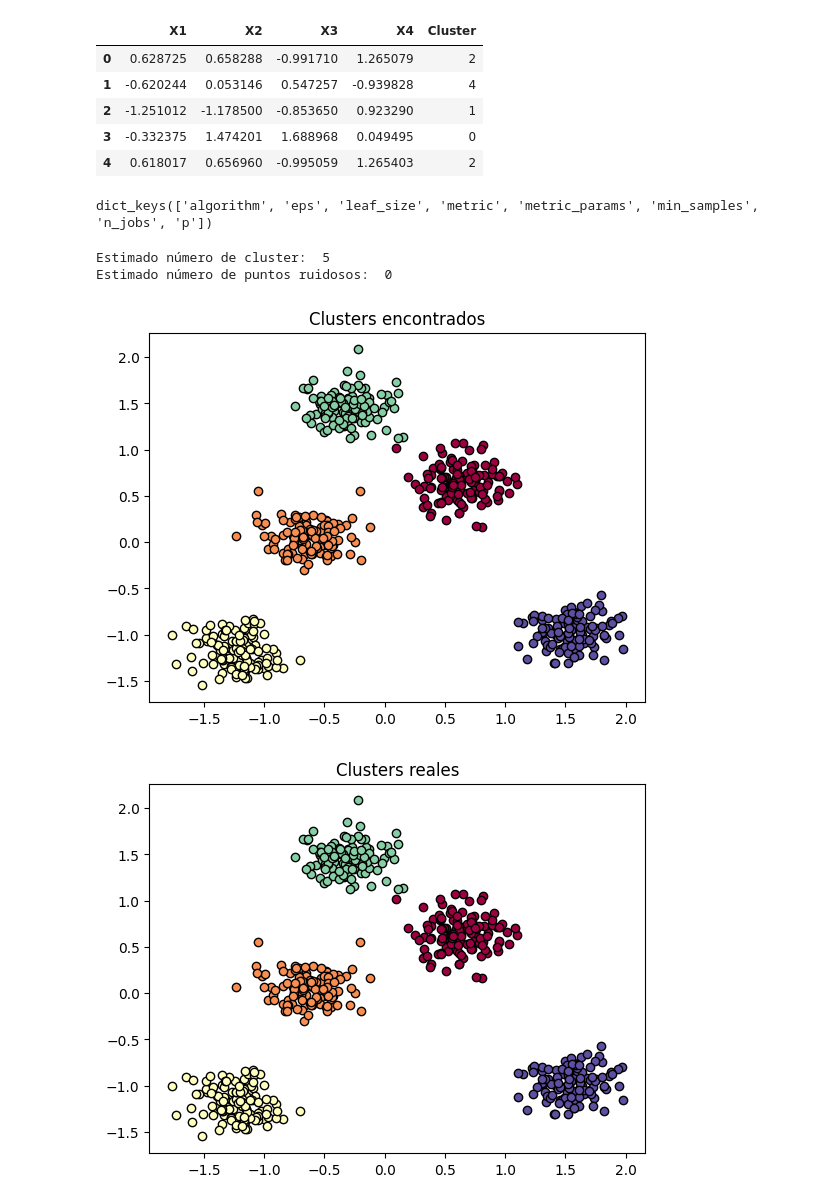
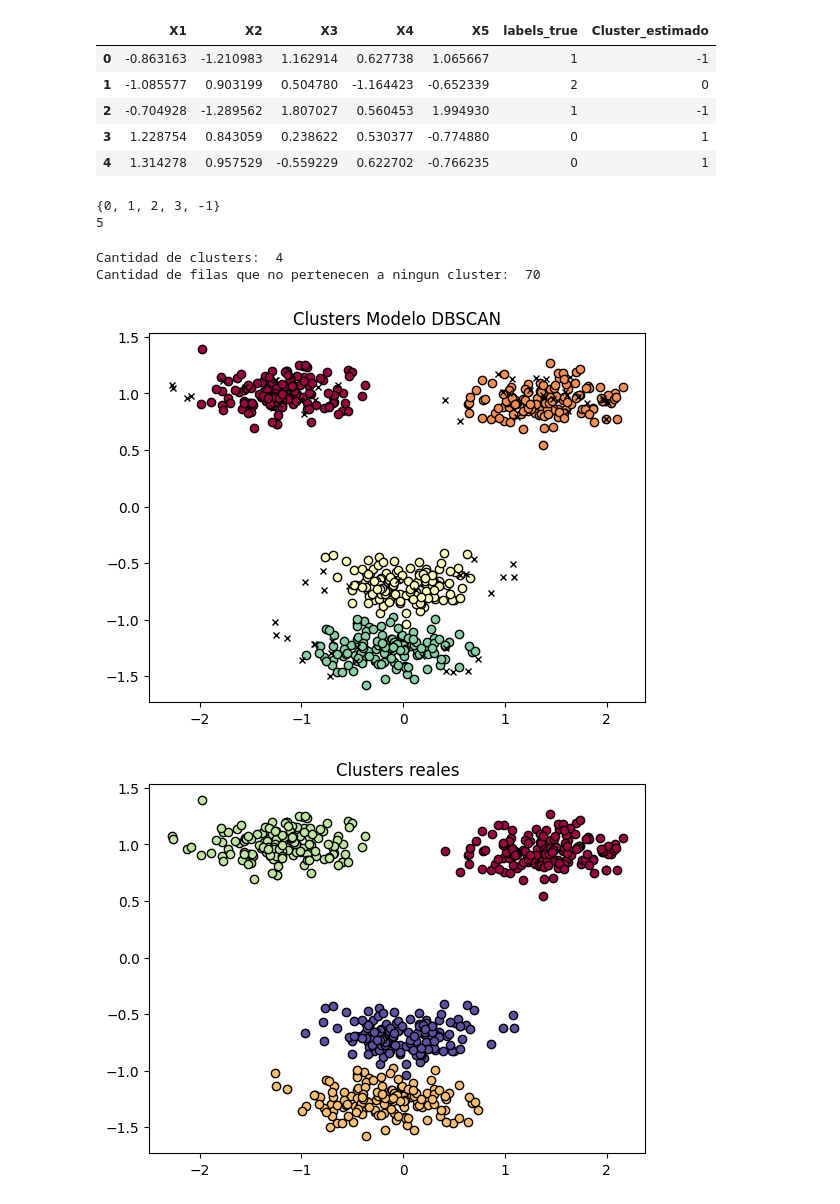
Before and after one commit to ffreirea1988/usm, a Jupyter notebook: 2S2024_DBSCAN_&_HDBSCAN.ipynb, the cells around one changed output. Saved outputs shown, nothing was run; the diff lists cells and outputs as text; code cells hidden in the pictures.

```diff
--- a/2S2024_DBSCAN_&_HDBSCAN.ipynb
+++ b/2S2024_DBSCAN_&_HDBSCAN.ipynb
@@ -10,17 +8,12 @@ from sklearn.cluster import DBSCAN
 # %%
-#Creamos un dataset ficticio
+#Crear dataset ficticio (sintético o de juguete)
 from sklearn.datasets import make_blobs
 
-# Generar datos con parámetros específicos
-X, labels = make_blobs(
-    n_samples=600,         # 600 puntos
-    centers=5,             # 5 clusters
-    n_features=4,          # 4 variables (X1, X2, X3 y X4)
-    cluster_std=50,       # Dispersión de los clusters (para todos la misma)
-    center_box=(0, 1000),  # Rango de los centros
-    random_state=42        # Semilla
-)
-
-# Crear un DataFrame con los datos generados
-df = pd.DataFrame(X, columns=['X1', 'X2', 'X3', 'X4'])
-df['Cluster'] = labels
+#Generar un dataset con parámetros específicos:
+X, labels_true = make_blobs(
+    n_samples=600,        #puntos o filas
+    centers=4,            #4 clusters
+    n_features=5,         #Cantidad de variables X que tiene mi conjunto de datos ficticios
+    cluster_std=50,       #Desviación estándar de los clusters
+    center_box=(0, 1000),  #Rango de las variables
+    random_state=42)      #Semilla
@@ -50,14 +74,10 @@ df_scaled['Cluster'] = labels
 # %%
+df_scaled['Cluster_estimado'] = db.labels_
 df_scaled.head()
 # %% [output]
-|  | X1 | X2 | X3 | X4 | Cluster |
-| 0 | 0.628725 | 0.658288 | -0.991710 | 1.265079 | 2 |
-| 1 | -0.620244 | 0.053146 | 0.547257 | -0.939828 | 4 |
-| 2 | -1.251012 | -1.178500 | -0.853650 | 0.923290 | 1 |
-| 3 | -0.332375 | 1.474201 | 1.688968 | 0.049495 | 0 |
-| 4 | 0.618017 | 0.656960 | -0.995059 | 1.265403 | 2 |
+|  | X1 | X2 | X3 | X4 | X5 | labels_true | Cluster_estimado |
+| 0 | -0.863163 | -1.210983 | 1.162914 | 0.627738 | 1.065667 | 1 | -1 |
+| 1 | -1.085577 | 0.903199 | 0.504780 | -1.164423 | -0.652339 | 2 | 0 |
+| 2 | -0.704928 | -1.289562 | 1.807027 | 0.560453 | 1.994930 | 1 | -1 |
+| 3 | 1.228754 | 0.843059 | 0.238622 | 0.530377 | -0.774880 | 0 | 1 |
+| 4 | 1.314278 | 0.957529 | -0.559229 | 0.622702 | -0.766235 | 0 | 1 |
-# %%
-db = DBSCAN()
-db.get_params().keys()
-# %% [output]
-dict_keys(['algorithm', 'eps', 'leaf_size', 'metric', 'metric_params', 'min_samples', 'n_jobs', 'p'])
@@ -67,14 +83,0 @@ db = DBSCAN(eps=0.5, min_samples=20).fit(X_scaled)
-# %%
-core_samples_mask = np.zeros_like(db.labels_, dtype=bool)
-core_samples_mask[db.core_sample_indices_] = True
-
-labels = db.labels_
-
-# Número de clusters en las etiquetas ignorando el ruido presente
-num_clusters = len(set(labels)) - (1 if -1 in labels else 0)
-ruido = list(labels).count(-1)
-print("Estimado número de cluster: ", num_clusters)
-print("Estimado número de puntos ruidosos: ", ruido)
-# %% [output]
-Estimado número de cluster:  5
-Estimado número de puntos ruidosos:  0
@@ -148,0 +84,14 @@ def plot_clusters(X, labels, core_samples_mask=None, title="Clusters encontrados
+# %%
+print(set(db.labels_))
+print(len(set(db.labels_)))
+# %% [output]
+{0, 1, 2, 3, -1}
+5
+# %%
+num_clusters = len(set(db.labels_)) - (1 if -1 in db.labels_ else 0)
+print("Cantidad de clusters: ",num_clusters)
+ruido = list(db.labels_).count(-1)
+print("Cantidad de filas que no pertenecen a ningun cluster: ",ruido)
+# %% [output]
+Cantidad de clusters:  4
+Cantidad de filas que no pertenecen a ningun cluster:  70
@@ -149,9 +155,9 @@ def plot_clusters(X, labels, core_samples_mask=None, title="Clusters encontrados
 # %%
-plot_clusters(X=X_scaled, labels=db.labels_, core_samples_mask=None, title="Clusters encontrados")
+plot_clusters(X=X_scaled, labels=db.labels_, es_nucleo=None, title='Clusters Modelo DBSCAN')
 # %% [output]
-[figure, old version]
+[figure, new version]
 # %%
-plot_clusters(X=X_scaled, labels=labels, core_samples_mask=None, title="Clusters reales")
+plot_clusters(X=X_scaled, labels=labels_true, es_nucleo=None, title="Clusters reales")
 # %% [output]
-[figure, old version]
+[figure, new version]
 # %% [markdown]
```
Also changed, not shown: parts of 20 cells of this notebook.
